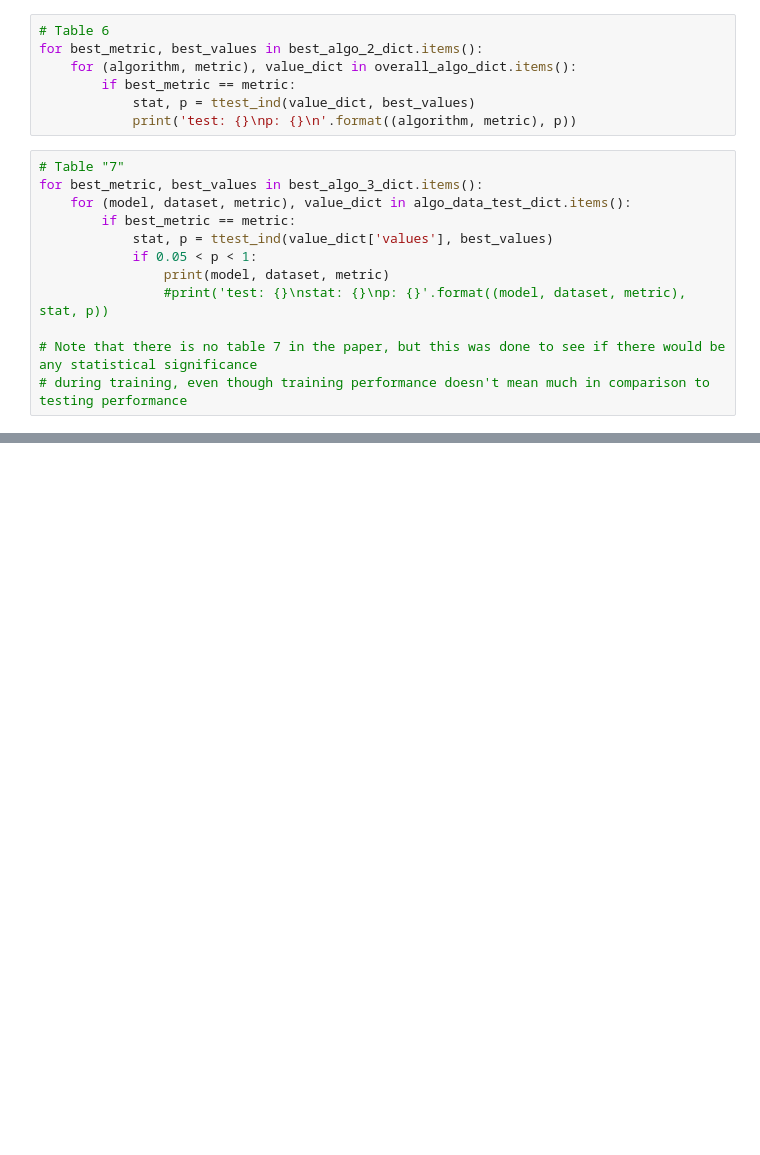
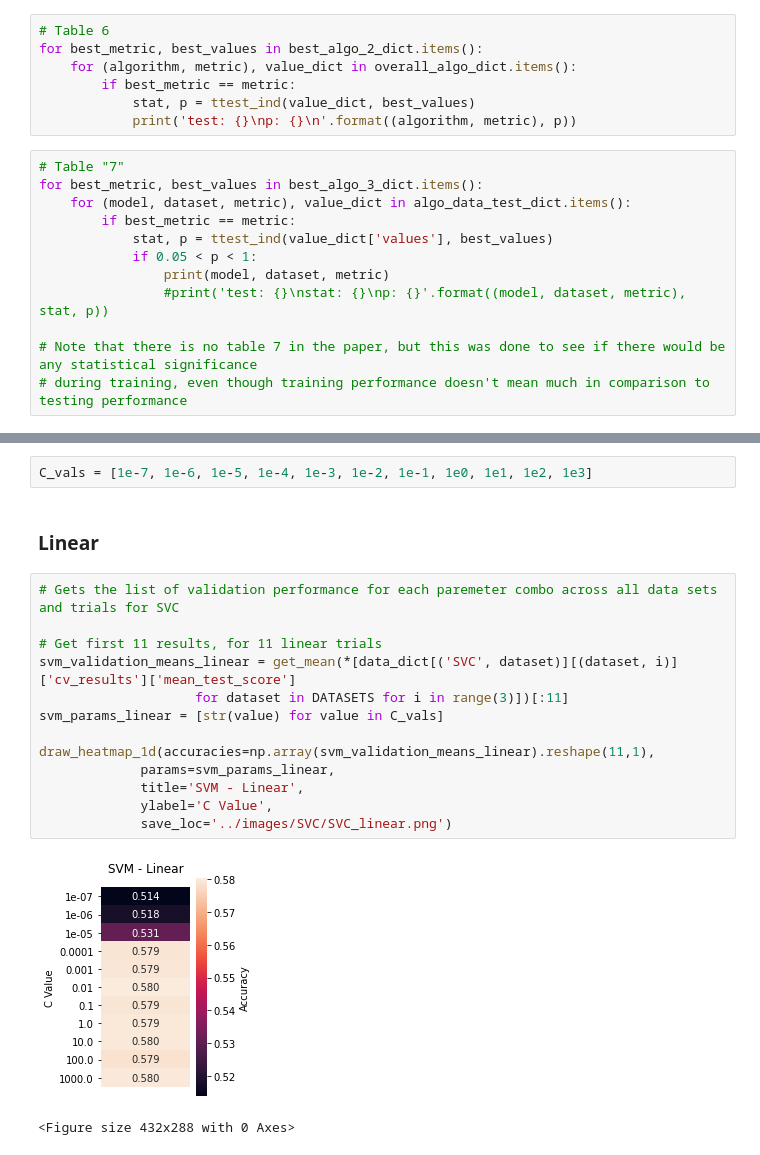
Before and after one commit to mlmabie/classifiercomparison, a Jupyter notebook: src/analysis.ipynb, the cells around one changed output, grey strips where cells are left out. Drawn from its saved outputs; the diff is of its cells as text; blank space fills up the shorter version.

```diff
--- a/src/analysis.ipynb
+++ b/src/analysis.ipynb
@@ -174,0 +290,20 @@ for best_metric, best_values in best_algo_3_dict.items():
+# %%
+C_vals = [1e-7, 1e-6, 1e-5, 1e-4, 1e-3, 1e-2, 1e-1, 1e0, 1e1, 1e2, 1e3]
+# %% [markdown]
+### Linear
+# %%
+# Gets the list of validation performance for each paremeter combo across all data sets and trials for SVC
+
+# Get first 11 results, for 11 linear trials
+svm_validation_means_linear = get_mean(*[data_dict[('SVC', dataset)][(dataset, i)]['cv_results']['mean_test_score']
+                    for dataset in DATASETS for i in range(3)])[:11]
+svm_params_linear = [str(value) for value in C_vals]
+
+draw_heatmap_1d(accuracies=np.array(svm_validation_means_linear).reshape(11,1),
+             params=svm_params_linear,
+             title='SVM - Linear',
+             ylabel='C Value',
+             save_loc='../images/SVC/SVC_linear.png')
+# %% [output]
+[figure, added]
+<Figure size 432x288 with 0 Axes>
```
Also changed, not shown: parts of 14 cells of this notebook.
